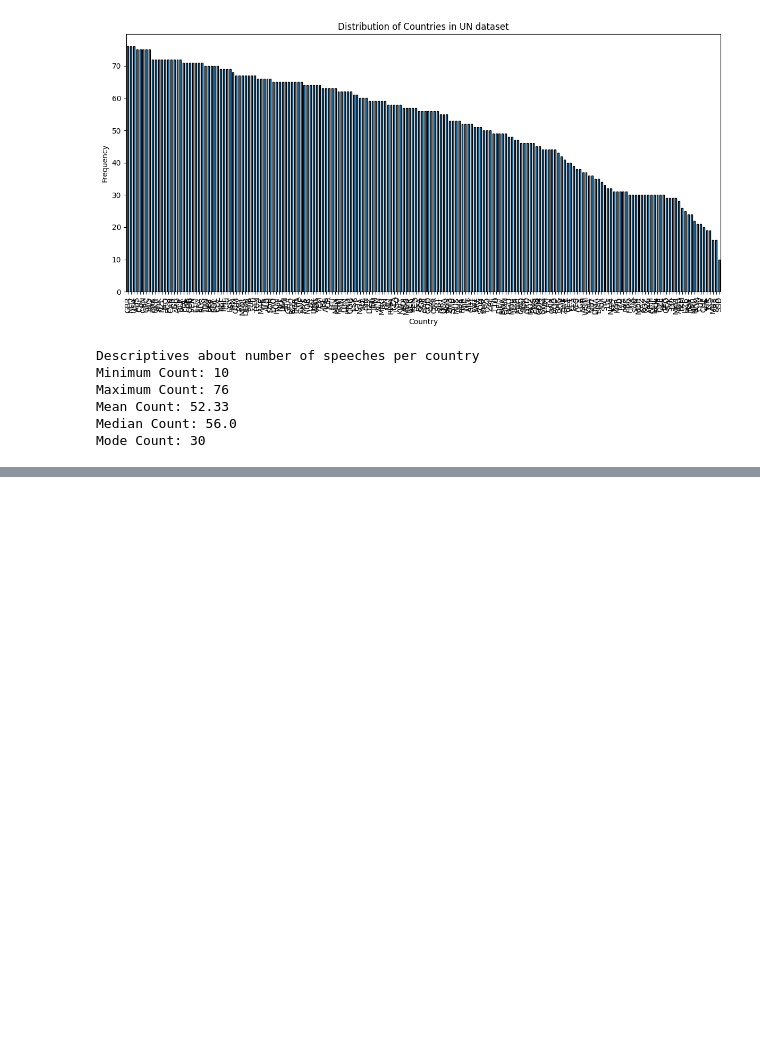
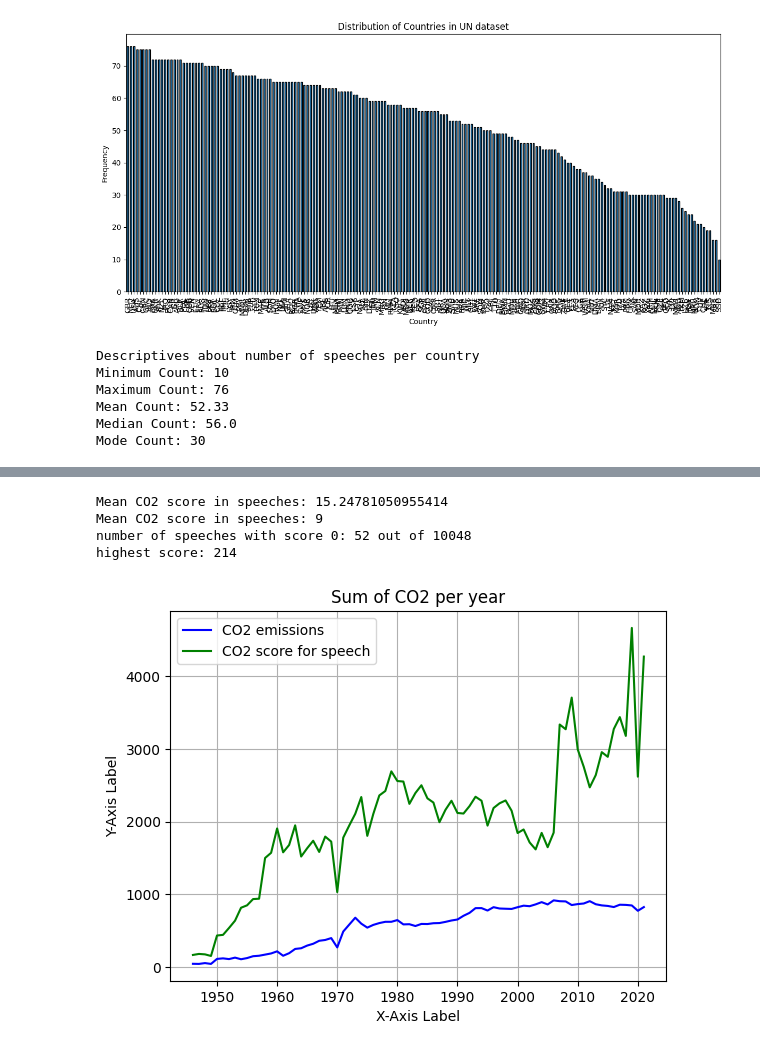
Before and after one commit to JuliusHuizing/fundamentals_of_data_science_shared, a Jupyter notebook: main.ipynb, the cells around one changed output, grey strips where cells are left out. Saved outputs shown, nothing was run; the diff lists cells and outputs as text; code cells hidden in the pictures; blank space fills up the shorter version.

Commit message:
add figures

```diff
--- a/main.ipynb
+++ b/main.ipynb
@@ -289,0 +362,40 @@ Mode Count: 30
+# %%
+print(f"Mean CO2 score in speeches: {(df_score['CO2_score'].values).mean()}")
+import statistics
+
+print(f"Mean CO2 score in speeches: {statistics.mode(df_score['CO2_score'].values)}")
+
+print(f"number of speeches with score 0: {len(df_score[df_score['CO2_score']==0])} out of {len(df_score)}")
+print(f"Highest score: {max(df_score['CO2_score'])}")
+# %% [output]
+Mean CO2 score in speeches: 15.24781050955414
+Mean CO2 score in speeches: 9
+number of speeches with score 0: 52 out of 10048
+highest score: 214
+# %%
+import matplotlib.pyplot as plt
+
+result_sum = df_score.groupby('Year')[['Total', 'CO2_score']].sum()
+
+# Sample data for multiple lines
+x_values = result_sum.index
+y_values1 = result_sum['Total']  # Data for the first line
+y_values2 = result_sum['CO2_score']  # Data for the second line
+
+# Plot multiple lines
+plt.plot(x_values, y_values1, color='blue', label='CO2 emissions')
+plt.plot(x_values, y_values2, color='green', label='CO2 score for speech')
+
+# Add labels and title
+plt.xlabel('X-Axis Label')
+plt.ylabel('Y-Axis Label')
+plt.title('Sum of CO2 per year')
+
+# Add legend
+plt.legend()
+
+# Show the plot
+plt.grid(True)
+plt.show()
+# %% [output]
+[figure, added]
```
Also changed, not shown: parts of 21 cells of this notebook.
